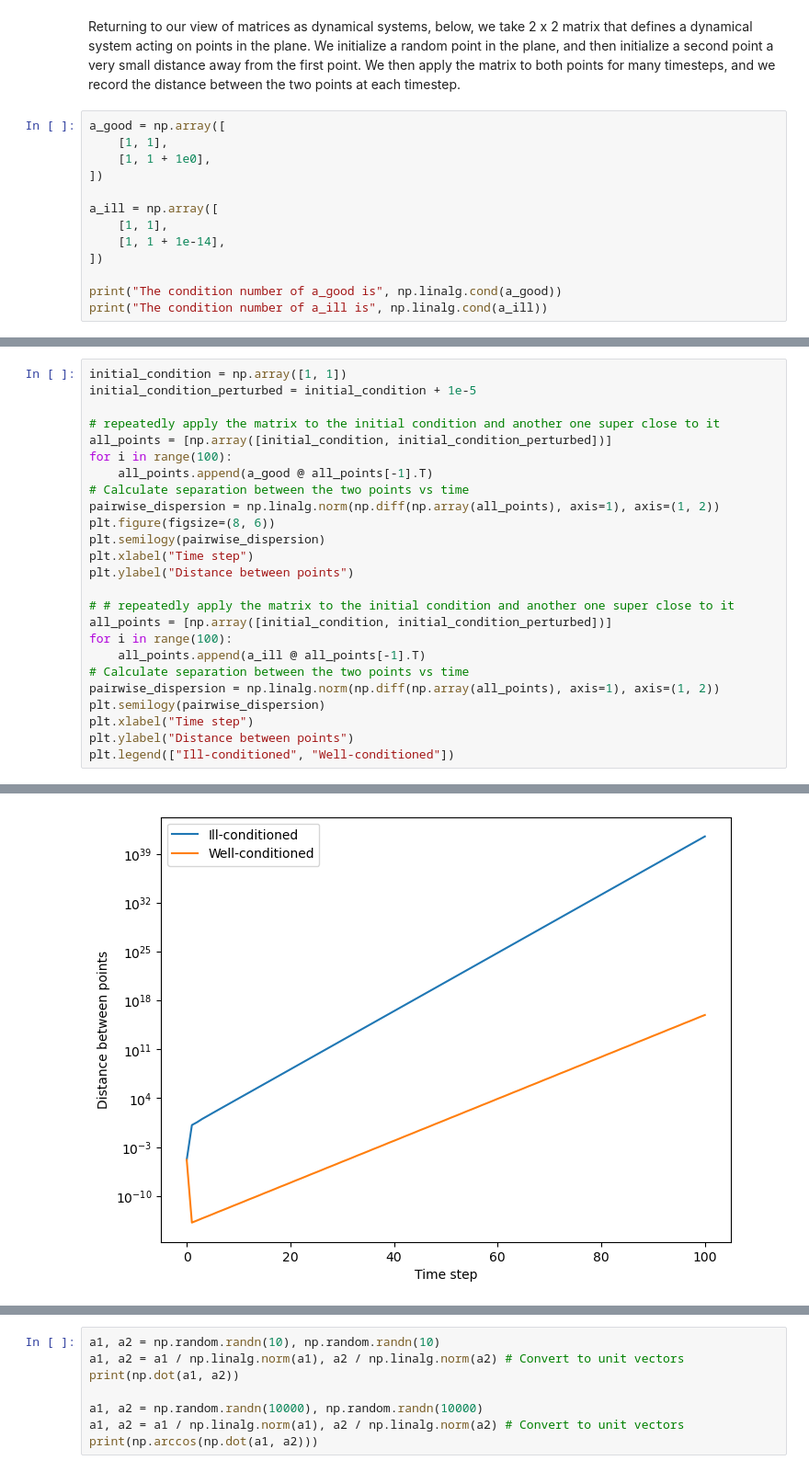
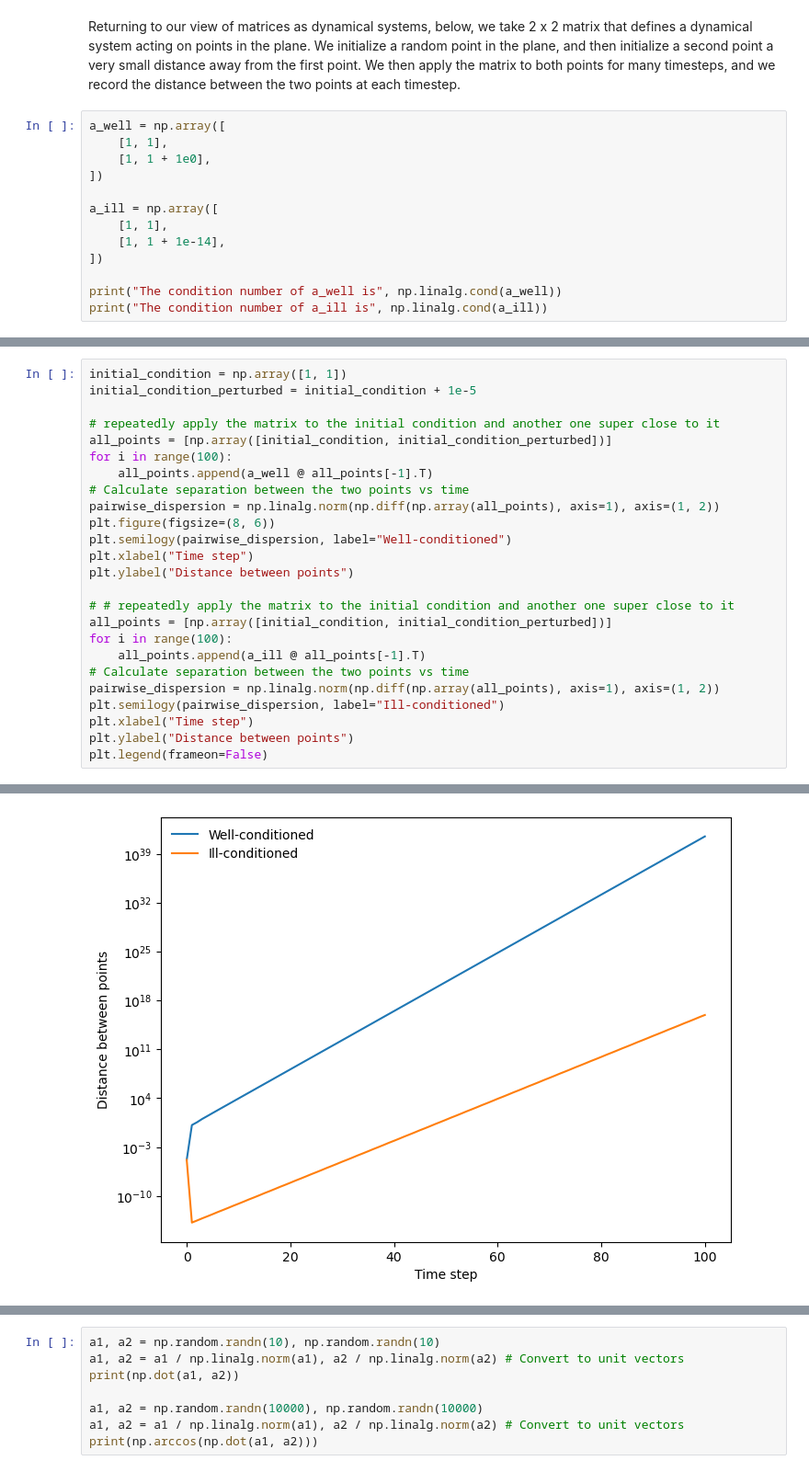
Before and after one commit to williamgilpin/cphy, a Jupyter notebook: talks/numerical_linear_algebra_preconditioning.ipynb, the cells around one changed output, grey strips where cells are left out. Shown at 92% size. Drawn from its saved outputs; the diff is of its cells as text.

```diff
--- a/talks/numerical_linear_algebra_preconditioning.ipynb
+++ b/talks/numerical_linear_algebra_preconditioning.ipynb
@@ -402,7 +469,7 @@ plt.show()
 # %% [markdown]
 Returning to our view of matrices as dynamical systems, below, we take 2 x 2 matrix that defines a dynamical system acting on points in the plane. We initialize a random point in the plane, and then initialize a second point a very small distance away from the first point. We then apply the matrix to both points for many timesteps, and we record the distance between the two points at each timestep.
 # %%
-a_good = np.array([
+a_well = np.array([
     [1, 1],
     [1, 1 + 1e0],
 ])
@@ -412,6 +479,6 @@ a_ill = np.array([
     [1, 1 + 1e-14],
 ])
 
-print("The condition number of a_good is", np.linalg.cond(a_good))
+print("The condition number of a_well is", np.linalg.cond(a_well))
 print("The condition number of a_ill is", np.linalg.cond(a_ill))
 # %% [output]
@@ -420,29 +499,29 @@ The condition number of a_ill is 393638158031468.2
 # %%
 initial_condition = np.array([1, 1])
 initial_condition_perturbed = initial_condition + 1e-5
 
 # repeatedly apply the matrix to the initial condition and another one super close to it
 all_points = [np.array([initial_condition, initial_condition_perturbed])]
 for i in range(100):
-    all_points.append(a_good @ all_points[-1].T)
+    all_points.append(a_well @ all_points[-1].T)
 # Calculate separation between the two points vs time
 pairwise_dispersion = np.linalg.norm(np.diff(np.array(all_points), axis=1), axis=(1, 2))
 plt.figure(figsize=(8, 6))
-plt.semilogy(pairwise_dispersion)
+plt.semilogy(pairwise_dispersion, label="Well-conditioned")
 plt.xlabel("Time step")
 plt.ylabel("Distance between points")
 
 # # repeatedly apply the matrix to the initial condition and another one super close to it
 all_points = [np.array([initial_condition, initial_condition_perturbed])]
 for i in range(100):
     all_points.append(a_ill @ all_points[-1].T)
 # Calculate separation between the two points vs time
 pairwise_dispersion = np.linalg.norm(np.diff(np.array(all_points), axis=1), axis=(1, 2))
-plt.semilogy(pairwise_dispersion)
+plt.semilogy(pairwise_dispersion, label="Ill-conditioned")
 plt.xlabel("Time step")
 plt.ylabel("Distance between points")
-plt.legend(["Ill-conditioned", "Well-conditioned"])
+plt.legend(frameon=False)
 # %% [output]
 <matplotlib.legend.Legend at 0x...>
-[figure, old version]
+[figure, new version]
 # %% [markdown]
```
Also changed, not shown: parts of 37 cells of this notebook, 4 other files.
